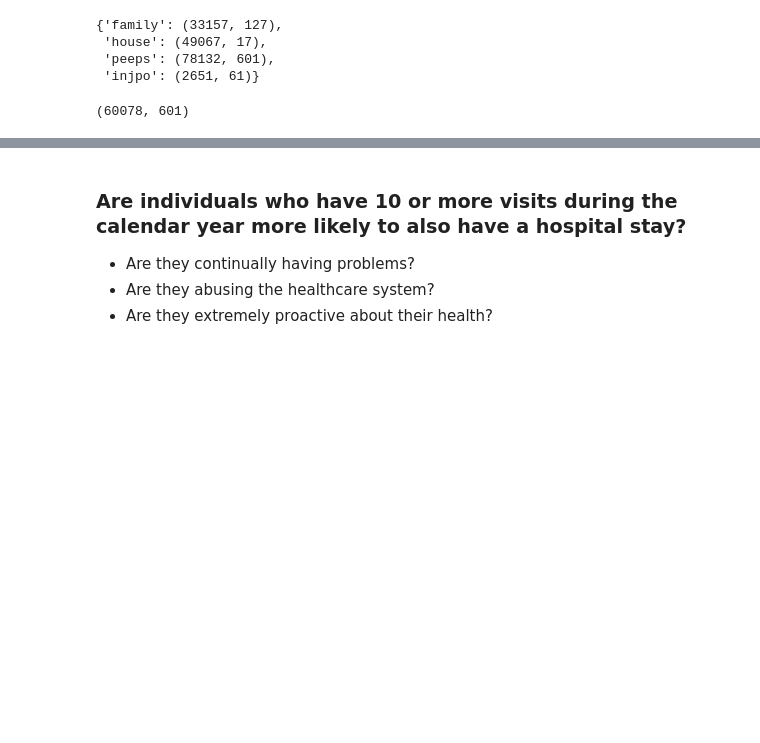
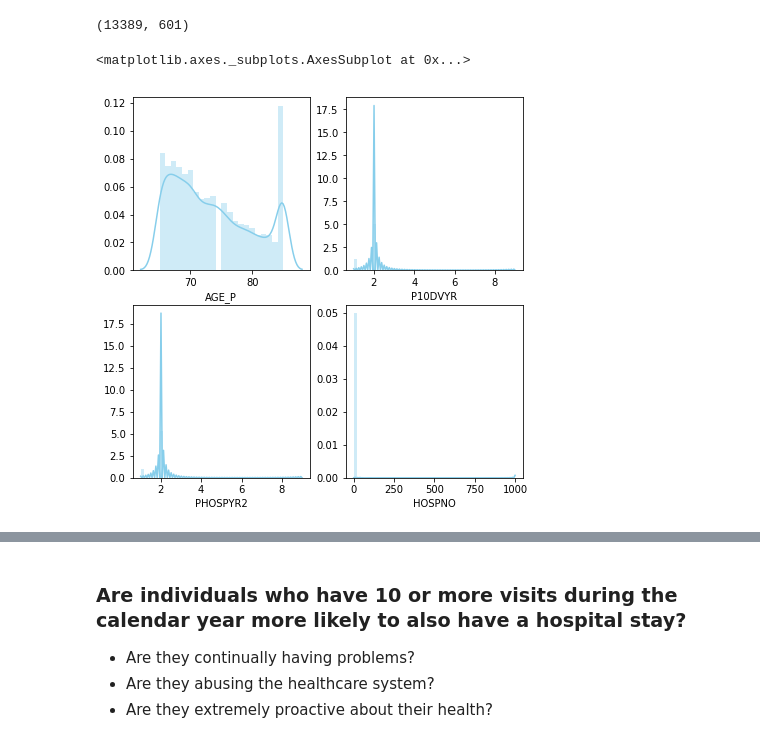
Before and after one commit to allej8/nhis, a Jupyter notebook: nhis-case-study.ipynb, the cells around one changed output, grey strips where cells are left out. Cells and saved outputs as stored; diff of their text form; code cells hidden in the pictures; blank space fills up the shorter version.

```diff
--- a/nhis-case-study.ipynb
+++ b/nhis-case-study.ipynb
@@ -4,17 +8,16 @@ import numpy as np
-# %%
-family = pd.read_csv('Data/familyxx.csv')
-house = pd.read_csv('Data/househld.csv')
-peeps = pd.read_csv('Data/personsx.csv')
-injpo = pd.read_csv('Data/injpoiep.csv')
-
-{'family':family.shape, 'house':house.shape, 'peeps':peeps.shape, 'injpo':injpo.shape}
-# %% [output]
-{'family': (33157, 127),
- 'house': (49067, 17),
- 'peeps': (78132, 601),
- 'injpo': (2651, 61)}
-# %%
-peeps18 = peeps[peeps['AGE_P']>=18].copy()
-peeps18.shape
-# %% [output]
-(60078, 601)
+# %%
+# reading in family info and subsetting to 65+ year olds
+peeps = pd.read_csv('Data/personsx.csv')
+peeps65 = peeps[peeps['AGE_P']>=65].copy()
+peeps65.shape
+# %% [output]
+(13389, 601)
+# %%
+f, axes = plt.subplots(2, 2, figsize=(7, 7), sharex=False)
+sns.distplot(peeps65["AGE_P"] , color="skyblue", ax=axes[0, 0])
+sns.distplot(peeps65["P10DVYR"] , color="skyblue", ax=axes[0, 1])
+sns.distplot(peeps65["PHOSPYR2"] , color="skyblue", ax=axes[1, 0])
+sns.distplot(peeps65["HOSPNO"].dropna() , color="skyblue", ax=axes[1, 1])
+# %% [output]
+<matplotlib.axes._subplots.AxesSubplot at 0x...>
+[figure, added]
```
Also changed, not shown: parts of 13 cells of this notebook, 1 other file.
